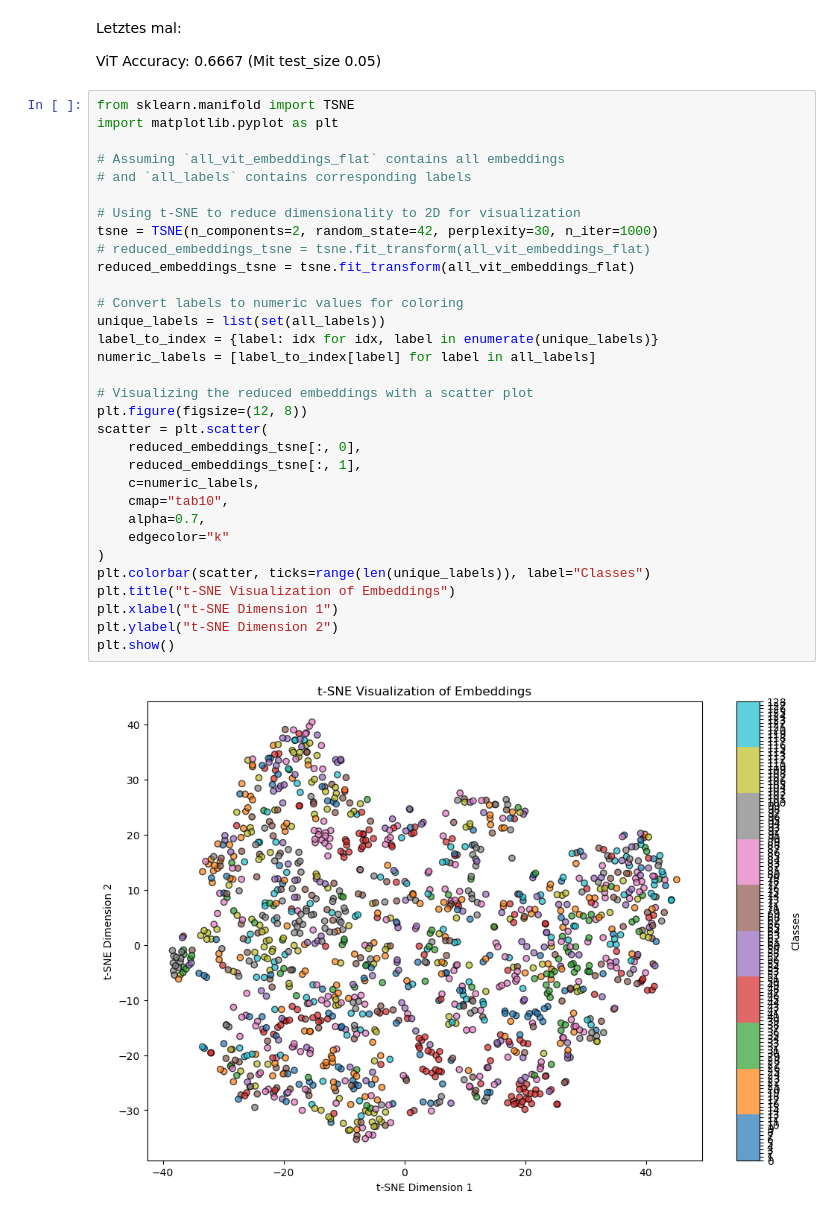
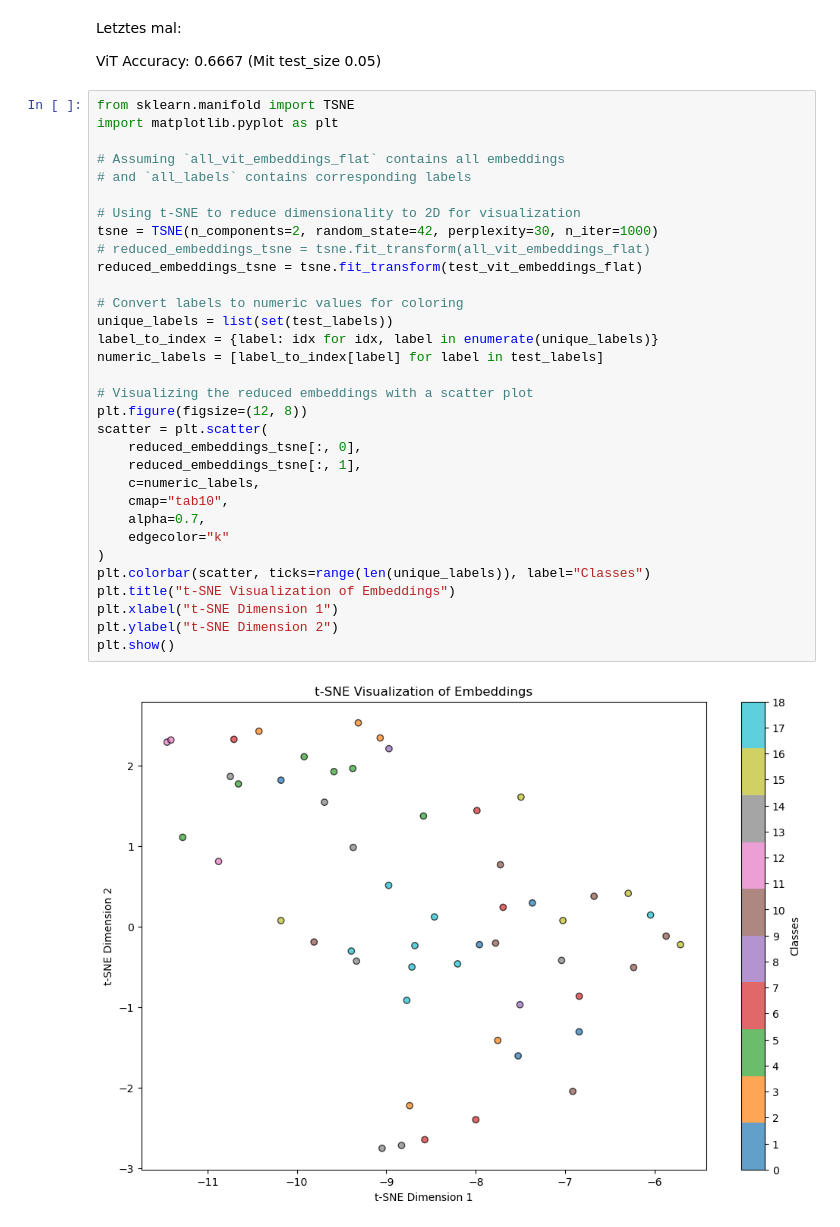
Before and after one commit to charlieliu219/gorilla_watch_xiaoshi, a Jupyter notebook: src/gorillawatch/oldCheckpoints.ipynb, the cells around one changed output. Cells and saved outputs as stored; diff of their text form.

```diff
--- a/src/gorillawatch/oldCheckpoints.ipynb
+++ b/src/gorillawatch/oldCheckpoints.ipynb
@@ -440,34 +461,34 @@ ViT Accuracy: 0.6667 (Mit test_size 0.05)
 # %%
 from sklearn.manifold import TSNE
 import matplotlib.pyplot as plt
 
 # Assuming `all_vit_embeddings_flat` contains all embeddings
 # and `all_labels` contains corresponding labels
 
 # Using t-SNE to reduce dimensionality to 2D for visualization
 tsne = TSNE(n_components=2, random_state=42, perplexity=30, n_iter=1000)
 # reduced_embeddings_tsne = tsne.fit_transform(all_vit_embeddings_flat)
-reduced_embeddings_tsne = tsne.fit_transform(all_vit_embeddings_flat)
+reduced_embeddings_tsne = tsne.fit_transform(test_vit_embeddings_flat)
 
 # Convert labels to numeric values for coloring
-unique_labels = list(set(all_labels))
+unique_labels = list(set(test_labels))
 label_to_index = {label: idx for idx, label in enumerate(unique_labels)}
-numeric_labels = [label_to_index[label] for label in all_labels]
+numeric_labels = [label_to_index[label] for label in test_labels]
 
 # Visualizing the reduced embeddings with a scatter plot
 plt.figure(figsize=(12, 8))
 scatter = plt.scatter(
     reduced_embeddings_tsne[:, 0],
     reduced_embeddings_tsne[:, 1],
     c=numeric_labels,
     cmap="tab10",
     alpha=0.7,
     edgecolor="k"
 )
 plt.colorbar(scatter, ticks=range(len(unique_labels)), label="Classes")
 plt.title("t-SNE Visualization of Embeddings")
 plt.xlabel("t-SNE Dimension 1")
 plt.ylabel("t-SNE Dimension 2")
 plt.show()
 # %% [output]
-[figure, old version]
+[figure, new version]
```
Also changed, not shown: parts of 7 cells of this notebook.
